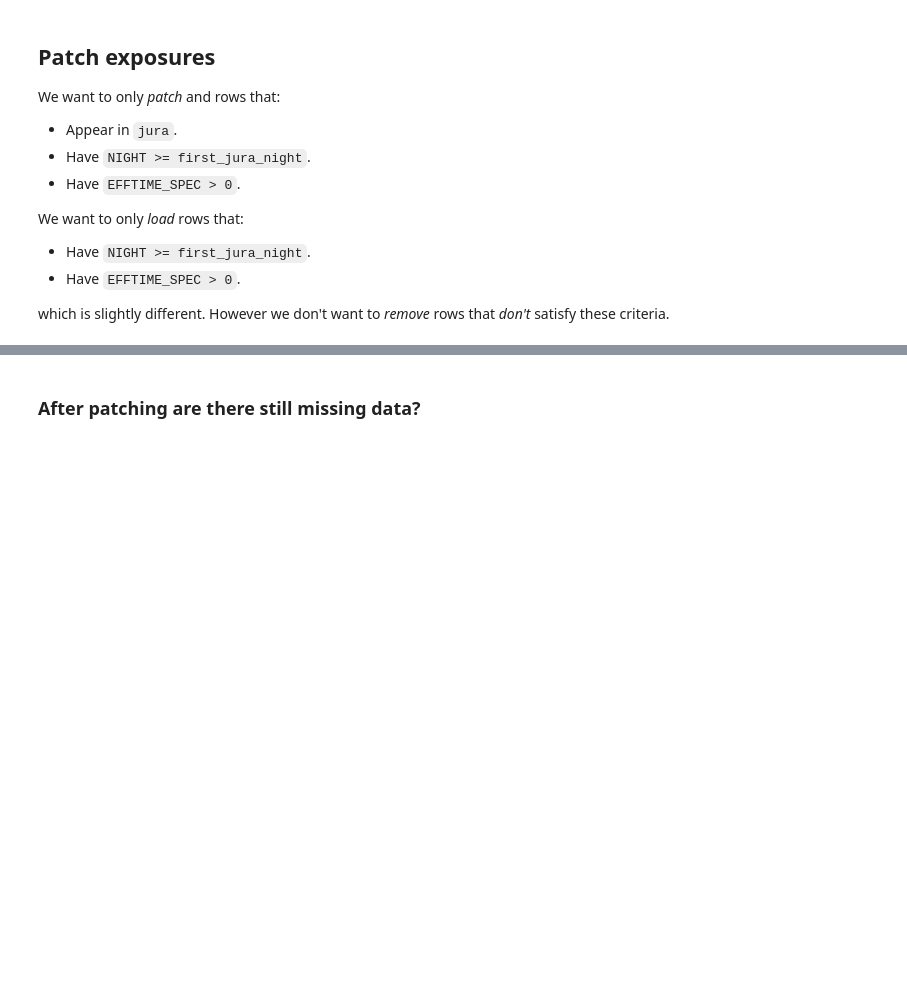
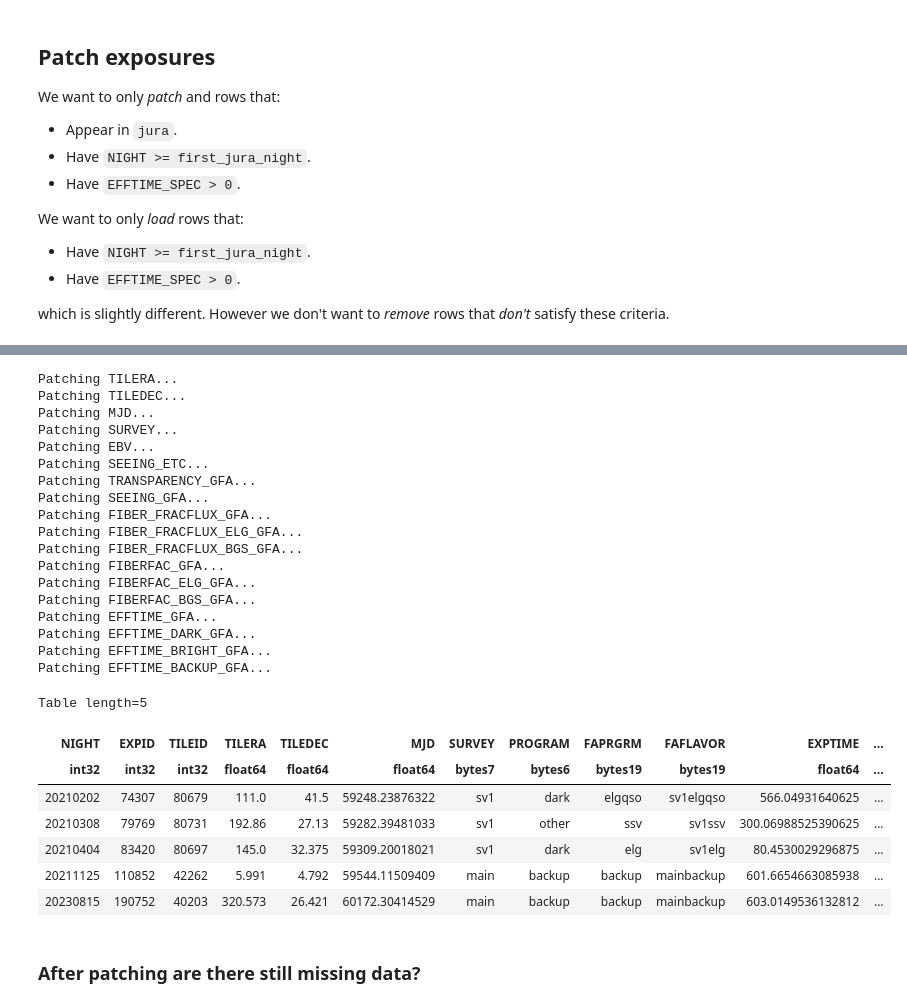
Before and after one commit to desihub/specprod-db, a Jupyter notebook: doc/nb/TestPatchDailyWithJura.ipynb, the cells around one changed output, grey strips where cells are left out. Drawn from its saved outputs; the diff is of its cells as text; code cells hidden in the pictures; blank space fills up the shorter version.

```diff
--- a/doc/nb/TestPatchDailyWithJura.ipynb
+++ b/doc/nb/TestPatchDailyWithJura.ipynb
@@ -19,0 +67,12 @@ jura_frames = Table.read(jura_exposures_file, format='fits', hdu='FRAMES')
+# %%
+jura_exposures_test = jura_exposures[jura_exposures_bad_tiles].copy()
+for c in bad_columns:
+    bad_rows = ~np.isfinite(jura_exposures_test[c])
+    print("Replacing {0:d} bad values in column {1}.".format(np.sum(bad_rows), c))
+    jura_exposures_test[c][bad_rows] = 0
+jura_exposures_test
+# %%
+a, b, c = compute_efftime(jura_exposures_test)
+assert np.isfinite(a).all()
+assert np.isfinite(b).all()
+assert np.isfinite(c).all()
@@ -86,8 +185,8 @@ which is slightly different. However we don't want to *remove* rows that *don't*
 # %%
 daily_exposures_join = Table()
 daily_exposures_join['EXPID'] = daily_exposures['EXPID']
-daily_exposures_join['NIGHT'] = daily_exposures['NIGHT']
-daily_exposures_join['EFFTIME_SPEC'] = daily_exposures['EFFTIME_SPEC']
+# daily_exposures_join['NIGHT'] = daily_exposures['NIGHT']
+# daily_exposures_join['EFFTIME_SPEC'] = daily_exposures['EFFTIME_SPEC']
 daily_exposures_join['DAILY_INDEX'] = np.arange(len(daily_exposures))
 # %%
 jura_exposures_join = Table()
@@ -99,17 +218,50 @@ j
 # %%
-daily_exposures_index = j[(~j['JURA_INDEX'].mask) & (~j['DAILY_INDEX'].mask) & (j['NIGHT'] >= first_jura_night) & (j['EFFTIME_SPEC'] > 0)]['DAILY_INDEX']
-jura_exposures_index = j[(~j['JURA_INDEX'].mask) & (~j['DAILY_INDEX'].mask)& (j['NIGHT'] >= first_jura_night) & (j['EFFTIME_SPEC'] > 0)]['JURA_INDEX']
+daily_exposures_index = j[(~j['JURA_INDEX'].mask) & (~j['DAILY_INDEX'].mask)]['DAILY_INDEX']
+jura_exposures_index = j[(~j['JURA_INDEX'].mask) & (~j['DAILY_INDEX'].mask)]['JURA_INDEX']
 # %%
 daily_exposures_patched = daily_exposures.copy()
 can_patch = ('NIGHT', 'EXPID', 'TILEID', 'TILERA', 'TILEDEC', 'MJD', 'SURVEY', 'PROGRAM', 'FAPRGRM', 'FAFLAVOR', 'EXPTIME', 'GOALTIME', 'GOALTYPE', 'MINTFRAC', 'AIRMASS', 'EBV', 'SEEING_ETC', 'EFFTIME_ETC',
              'TRANSPARENCY_GFA', 'SEEING_GFA', 'FIBER_FRACFLUX_GFA', 'FIBER_FRACFLUX_ELG_GFA', 'FIBER_FRACFLUX_BGS_GFA', 'FIBERFAC_GFA', 'FIBERFAC_ELG_GFA', 'FIBERFAC_BGS_GFA', 'AIRMASS_GFA', 'SKY_MAG_AB_GFA',
              'EFFTIME_GFA', 'EFFTIME_DARK_GFA', 'EFFTIME_BRIGHT_GFA', 'EFFTIME_BACKUP_GFA')
 for column in ['TILERA', 'TILEDEC', 'MJD', 'SURVEY'] + [c for c in daily_exposures_patched.colnames if hasattr(daily_exposures_patched[c], 'mask') and c in can_patch]:
     print(f"Patching {column}...")
+    if hasattr(jura_exposures[column], 'mask'):
+        if np.any(jura_exposures[column].mask[jura_exposures_index]):
+            jura_exposures[column][jura_exposures[column].mask] = 0
+            jura_exposures[column].mask[jura_exposures[column].mask] = False
     daily_exposures_patched[column][daily_exposures_index] = jura_exposures[column][jura_exposures_index]
     if hasattr(daily_exposures_patched[column], 'mask'):
         daily_exposures_patched[column].mask[daily_exposures_index] = False
-daily_exposures_patched
+
+known_bad_exposures = np.in1d(daily_exposures_patched['EXPID'], np.array([74307, 79769, 83420, 110852, 190752]))
+daily_exposures_patched[known_bad_exposures]
+# %% [output]
+Patching TILERA...
+Patching TILEDEC...
+Patching MJD...
+Patching SURVEY...
+Patching EBV...
+Patching SEEING_ETC...
+Patching TRANSPARENCY_GFA...
+Patching SEEING_GFA...
+Patching FIBER_FRACFLUX_GFA...
+Patching FIBER_FRACFLUX_ELG_GFA...
+Patching FIBER_FRACFLUX_BGS_GFA...
+Patching FIBERFAC_GFA...
+Patching FIBERFAC_ELG_GFA...
+Patching FIBERFAC_BGS_GFA...
+Patching EFFTIME_GFA...
+Patching EFFTIME_DARK_GFA...
+Patching EFFTIME_BRIGHT_GFA...
+Patching EFFTIME_BACKUP_GFA...
+Table length=5
+| NIGHT | EXPID | TILEID | TILERA | TILEDEC | MJD | SURVEY | PROGRAM | FAPRGRM | FAFLAVOR | EXPTIME | ... |
+| int32 | int32 | int32 | float64 | float64 | float64 | bytes7 | bytes6 | bytes19 | bytes19 | float64 | ... |
+| 20210202 | 74307 | 80679 | 111.0 | 41.5 | 59248.23876322 | sv1 | dark | elgqso | sv1elgqso | 566.04931640625 | ... |
+| 20210308 | 79769 | 80731 | 192.86 | 27.13 | 59282.39481033 | sv1 | other | ssv | sv1ssv | 300.06988525390625 | ... |
+| 20210404 | 83420 | 80697 | 145.0 | 32.375 | 59309.20018021 | sv1 | dark | elg | sv1elg | 80.4530029296875 | ... |
+| 20211125 | 110852 | 42262 | 5.991 | 4.792 | 59544.11509409 | main | backup | backup | mainbackup | 601.6654663085938 | ... |
+| 20230815 | 190752 | 40203 | 320.573 | 26.421 | 60172.30414529 | main | backup | backup | mainbackup | 603.0149536132812 | ... |
 # %% [markdown]
 ### After patching are there still missing data?
 # %%
```
Also changed, not shown: parts of 36 cells of this notebook, 1 other file.
